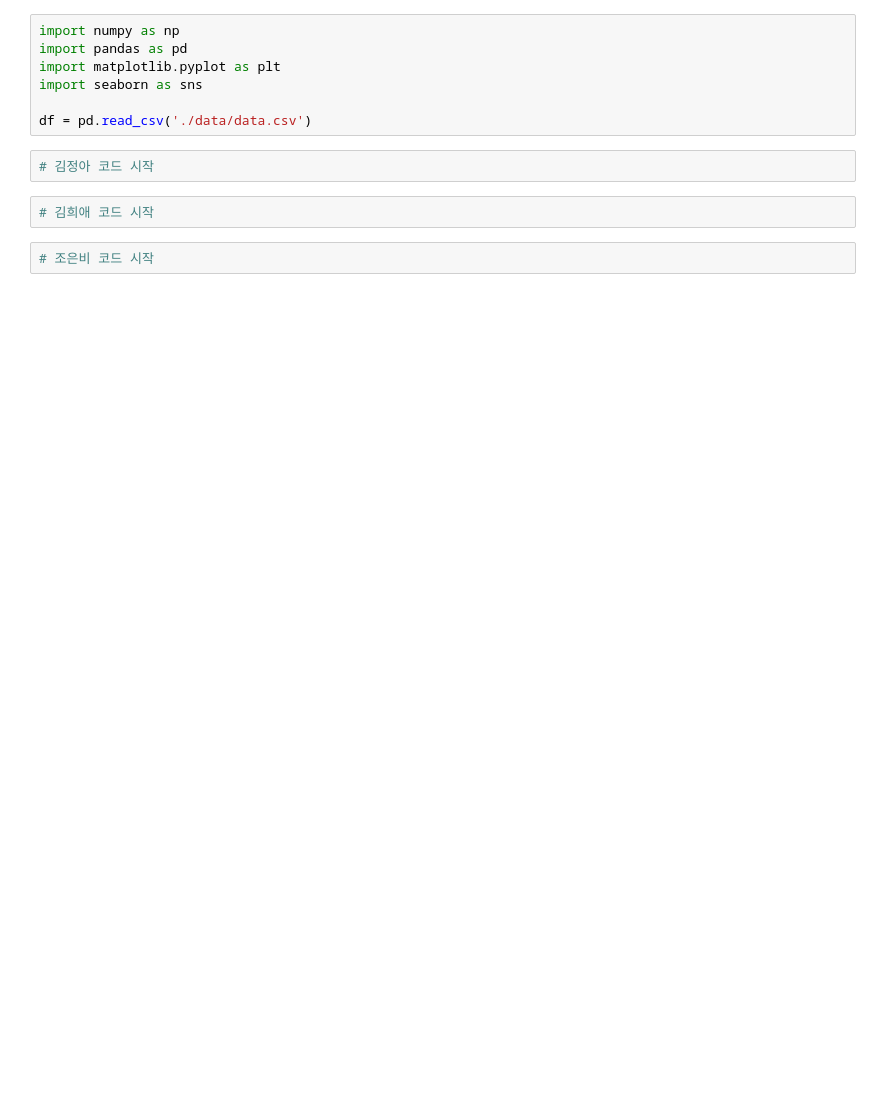
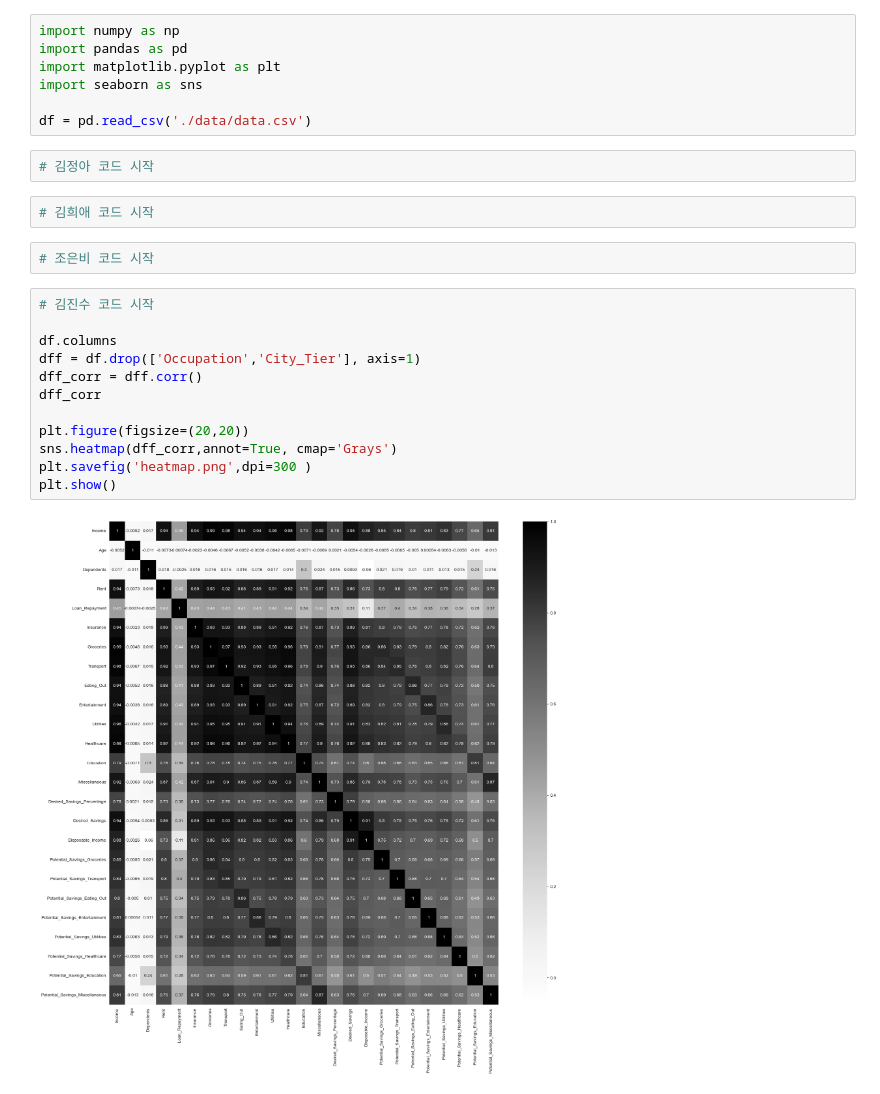
Before and after one commit to encore-ai-240909/eda_workspace, a Jupyter notebook: K3J1/EDA_notebook.ipynb, the cells around one changed output. Saved outputs shown, nothing was run; the diff lists cells and outputs as text; blank space fills up the shorter version.

```diff
--- a/K3J1/EDA_notebook.ipynb
+++ b/K3J1/EDA_notebook.ipynb
@@ -11,4 +11,18 @@ df = pd.read_csv('./data/data.csv')
 # 김희애 코드 시작
 # %%
 # 조은비 코드 시작
+# %%
+# 김진수 코드 시작
+
+df.columns
+dff = df.drop(['Occupation','City_Tier'], axis=1)
+dff_corr = dff.corr()
+dff_corr
+
+plt.figure(figsize=(20,20))
+sns.heatmap(dff_corr,annot=True, cmap='Grays')
+plt.savefig('heatmap.png',dpi=300 )
+plt.show()
+# %% [output]
+[figure, added]
 # %%
```
Also changed, not shown: parts of 5 cells of this notebook, 1 other file.
